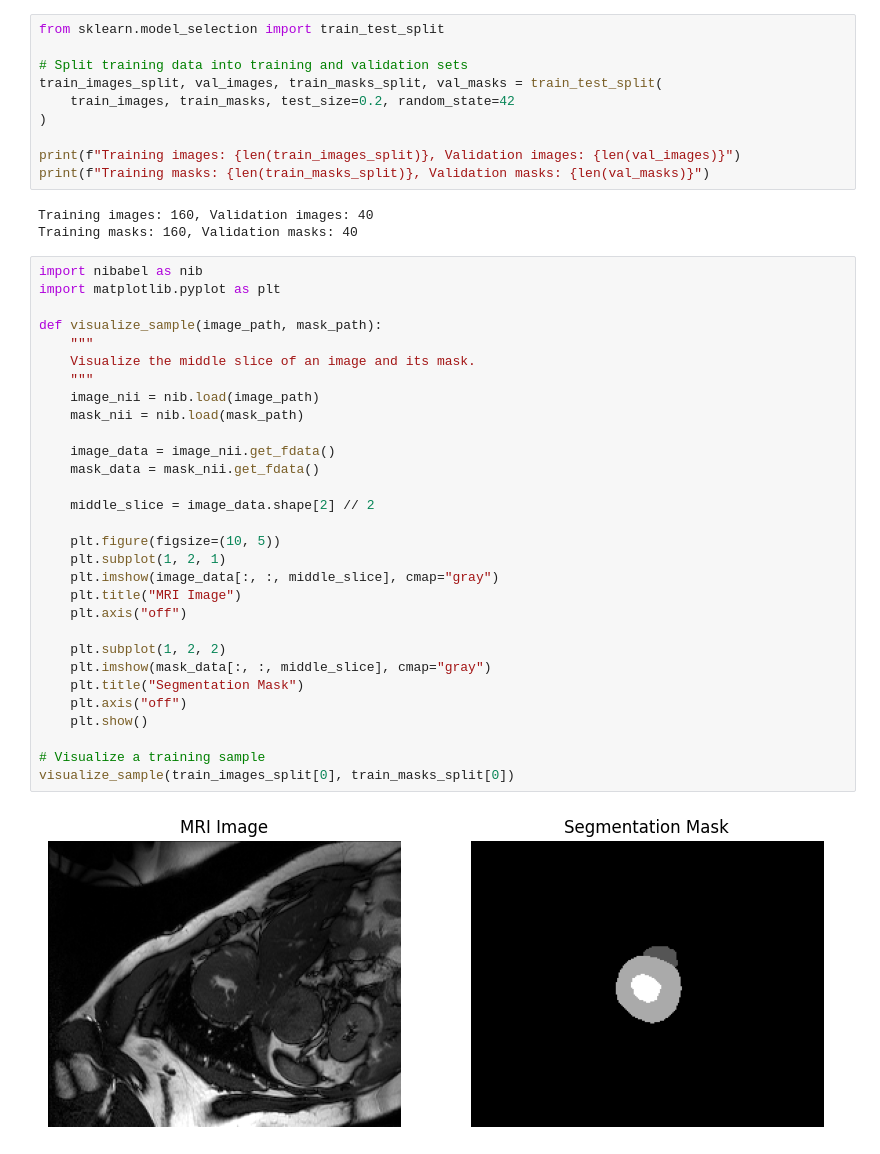
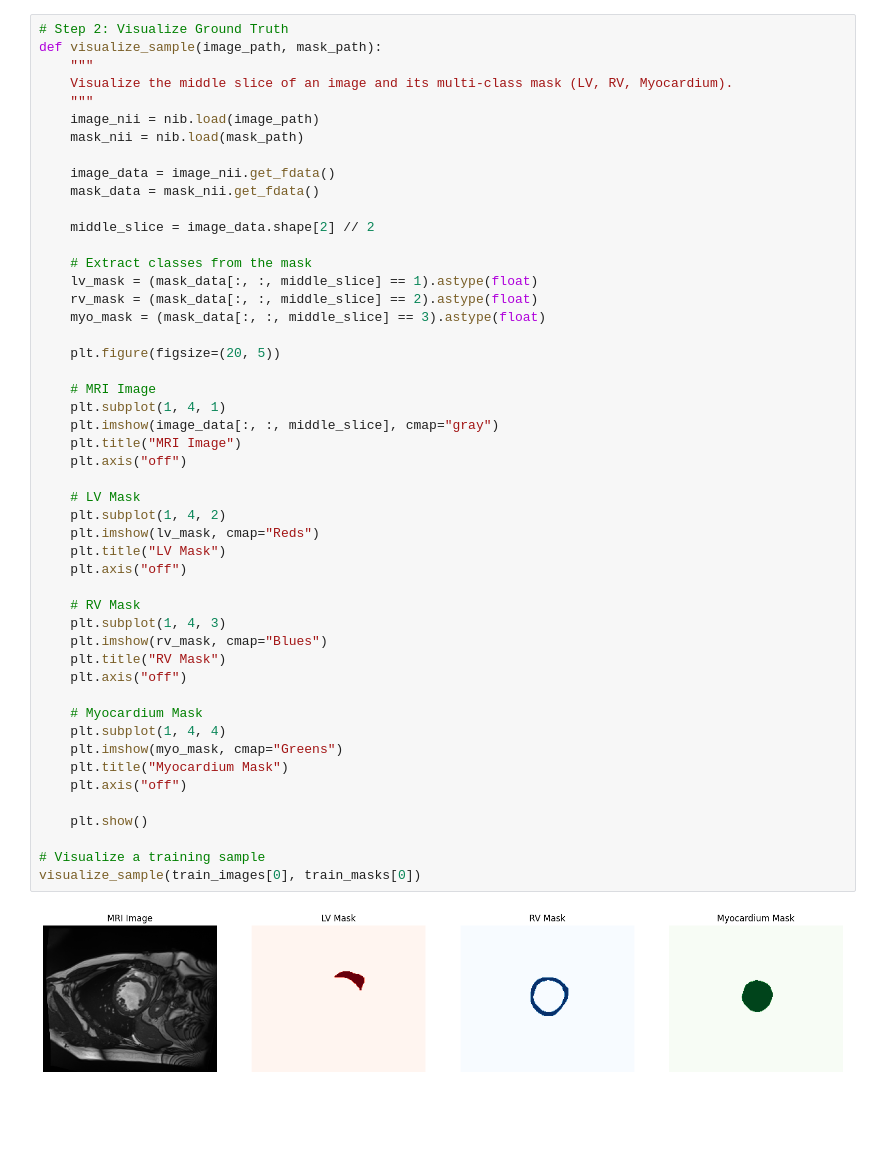
Before and after one commit to Mohsin-424/Cardiac-Segmentation, a Jupyter notebook: Beta.ipynb, the cells around one changed output. Cells and saved outputs as stored; diff of their text form; blank space fills up the shorter version.

```diff
--- a/Beta.ipynb
+++ b/Beta.ipynb
@@ -39,48 +48,54 @@ test_images, test_masks = load_acdc_data(test_data_path)
 # %% [output]
 Loaded 200 images and 200 masks from D:/1/Mohsin/ACDC/database/training.
 Loaded 100 images and 100 masks from D:/1/Mohsin/ACDC/database/testing.
-# %%
-from sklearn.model_selection import train_test_split
-
-# Split training data into training and validation sets
-train_images_split, val_images, train_masks_split, val_masks = train_test_split(
-    train_images, train_masks, test_size=0.2, random_state=42
-)
-
-print(f"Training images: {len(train_images_split)}, Validation images: {len(val_images)}")
-print(f"Training masks: {len(train_masks_split)}, Validation masks: {len(val_masks)}")
-# %% [output]
-Training images: 160, Validation images: 40
-Training masks: 160, Validation masks: 40
 # %%
-import nibabel as nib
-import matplotlib.pyplot as plt
-
+# Step 2: Visualize Ground Truth
 def visualize_sample(image_path, mask_path):
     """
-    Visualize the middle slice of an image and its mask.
+    Visualize the middle slice of an image and its multi-class mask (LV, RV, Myocardium).
     """
     image_nii = nib.load(image_path)
     mask_nii = nib.load(mask_path)
 
     image_data = image_nii.get_fdata()
     mask_data = mask_nii.get_fdata()
 
     middle_slice = image_data.shape[2] // 2
 
-    plt.figure(figsize=(10, 5))
-    plt.subplot(1, 2, 1)
+    # Extract classes from the mask
+    lv_mask = (mask_data[:, :, middle_slice] == 1).astype(float)
+    rv_mask = (mask_data[:, :, middle_slice] == 2).astype(float)
+    myo_mask = (mask_data[:, :, middle_slice] == 3).astype(float)
+
+    plt.figure(figsize=(20, 5))
+
+    # MRI Image
+    plt.subplot(1, 4, 1)
     plt.imshow(image_data[:, :, middle_slice], cmap="gray")
     plt.title("MRI Image")
     plt.axis("off")
 
-    plt.subplot(1, 2, 2)
-    plt.imshow(mask_data[:, :, middle_slice], cmap="gray")
-    plt.title("Segmentation Mask")
+    # LV Mask
+    plt.subplot(1, 4, 2)
+    plt.imshow(lv_mask, cmap="Reds")
+    plt.title("LV Mask")
     plt.axis("off")
+
+    # RV Mask
+    plt.subplot(1, 4, 3)
+    plt.imshow(rv_mask, cmap="Blues")
+    plt.title("RV Mask")
+    plt.axis("off")
+
+    # Myocardium Mask
+    plt.subplot(1, 4, 4)
+    plt.imshow(myo_mask, cmap="Greens")
+    plt.title("Myocardium Mask")
+    plt.axis("off")
+
     plt.show()
 
 # Visualize a training sample
-visualize_sample(train_images_split[0], train_masks_split[0])
+visualize_sample(train_images[0], train_masks[0])
 # %% [output]
-[figure, old version]
+[figure, new version]
```
Also changed, not shown: parts of 21 cells of this notebook, 1 other file.
